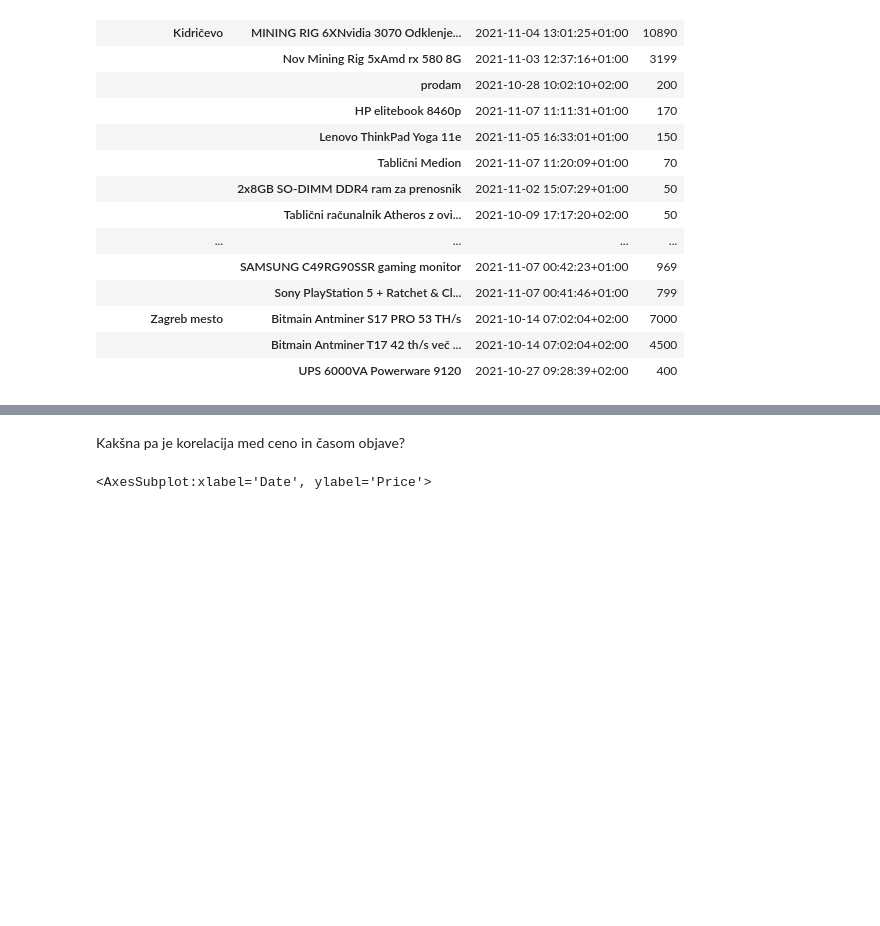
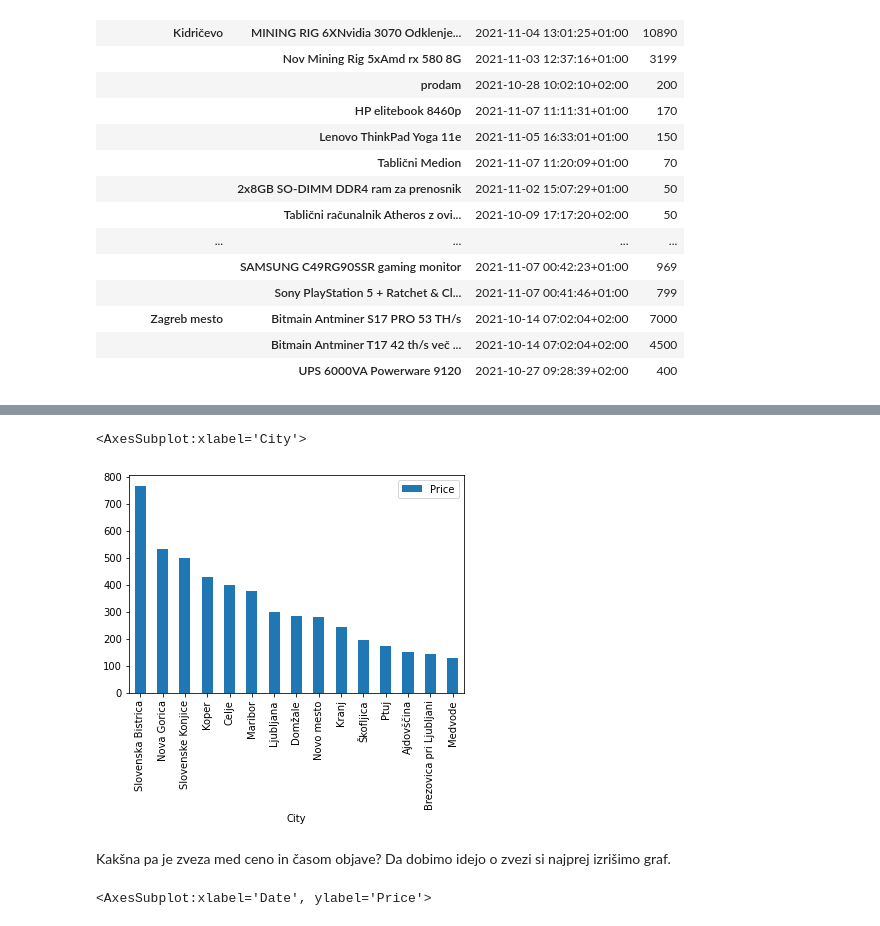
Before and after one commit to JakobPogacnikSouvent/bolha-racunalnistvo-advert-analysis, a Jupyter notebook: analiza.ipynb, the cells around one changed output, grey strips where cells are left out. Cells and saved outputs as stored; diff of their text form; code cells hidden in the pictures; blank space fills up the shorter version.

```diff
--- a/analiza.ipynb
+++ b/analiza.ipynb
@@ -484,0 +501,8 @@ data.loc[data['City'].isin(most_expensive)].sort_values(["City", "Price"], ascen
+# %%
+df = data.groupby("City").size()
+more_than_100_cities = df[df > 100].index.to_list()
+
+most_expensive_100 = data[data.City.isin(more_than_100_cities)].groupby("City").mean()
+most_expensive_100["N_OF_ADDS"] = data.groupby("City").size() # Poglejmo si zraven še število oglasov
+most_expensive_100 =  most_expensive_100.sort_values('Price', ascending=False)
+most_expensive_100
@@ -485,5 +527,10 @@ data.loc[data['City'].isin(most_expensive)].sort_values(["City", "Price"], ascen
+# %%
+most_expensive_100.plot.bar(y="Price")
+# %% [output]
+<AxesSubplot:xlabel='City'>
+[figure, added]
 # %% [markdown]
-Kakšna pa je korelacija med ceno in časom objave?
+Kakšna pa je zveza med ceno in časom objave? Da dobimo idejo o zvezi si najprej izrišimo graf.
 # %%
 data.plot.scatter('Date', 'Price')
 # %% [output]
```
Also changed, not shown: parts of 54 cells of this notebook.
